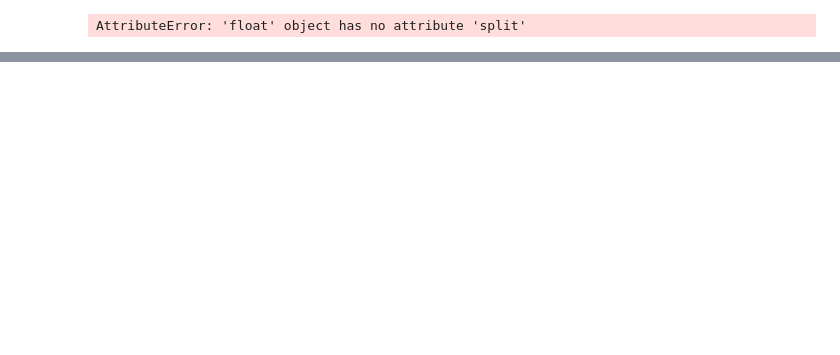
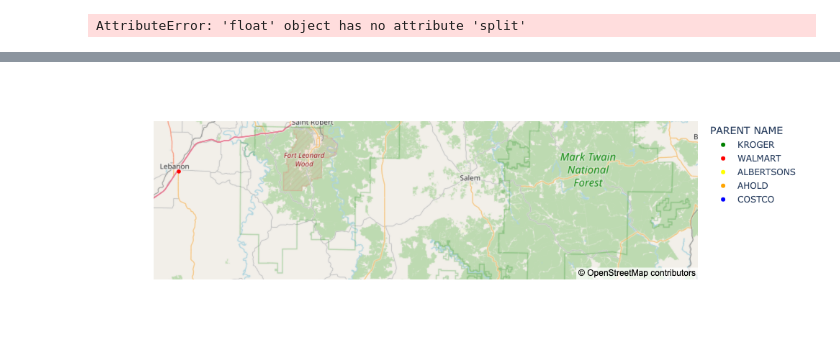
Before and after one commit to uchicago-dsi/rafi-grocery, a Jupyter notebook: weektwo.ipynb, the cells around one changed output, grey strips where cells are left out. Saved outputs shown, nothing was run; the diff lists cells and outputs as text; code cells hidden in the pictures; blank space fills up the shorter version.

```diff
--- a/weektwo.ipynb
+++ b/weektwo.ipynb
@@ -206,0 +348,17 @@ stores_2022.loc[stores_2022['COMPANY'] == "AMIGOS MKT LOS"]
+# %%
+def sic_filter(df):
+    """
+    Filters the dataframe to keep only the stores with specific primary SIC codes,
+    including NaN values. SIC codes are from the parent corporation's subsidiary's Primary SIC codes
+
+    The function takes in an unfiltered dataframe as a parameter.
+    The function returns a filtered dataframe.
+    """
+    sic_codes = unique_sic_codes
+    filtered_df = df[df['PRIMARY SIC CODE'].isin(sic_codes) | df['PRIMARY SIC CODE'].isna()]
+    return filtered_df
+
+supermarkets_2022 = sic_filter(stores_2022)
+
+random_sample = supermarkets_2022.sample(n=10, replace=False)
+random_sample
@@ -206,0 +377,29 @@ stores_2022.loc[stores_2022['COMPANY'] == "AMIGOS MKT LOS"]
+# %%
+
+
+
+import plotly.express as px
+
+#Create a scattermapbox plot
+fig = px.scatter_mapbox(supermarkets_2022, lat="LATITUDE", lon="LONGITUDE", hover_data=["COMPANY"], color="PARENT NAME",
+                        color_discrete_sequence=["blue", "green", "red","yellow","orange"], mapbox_style="open-street-map")
+
+fig.show()
+
+
+
+
+
+#import plotly.express as px
+
+# Filter the DataFrame for a specific company
+#costco = "COSTCO"
+#filtered_df = supermarkets_2022[supermarkets_2022["COMPANY"] == 'COSTCO']
+
+# Create a scattermapbox plot
+#fig = px.scatter_mapbox(filtered_df, lat="LATITUDE", lon="LONGITUDE", hover_data=["COMPANY"], color="PARENT NAME",
+                        #color_discrete_sequence=["blue", "green", "red", "yellow", "orange"], mapbox_style="open-street-map")
+
+#fig.show()
+# %% [output]
+[figure, added]
```
Also changed, not shown: parts of 6 cells of this notebook, 1 other file.
